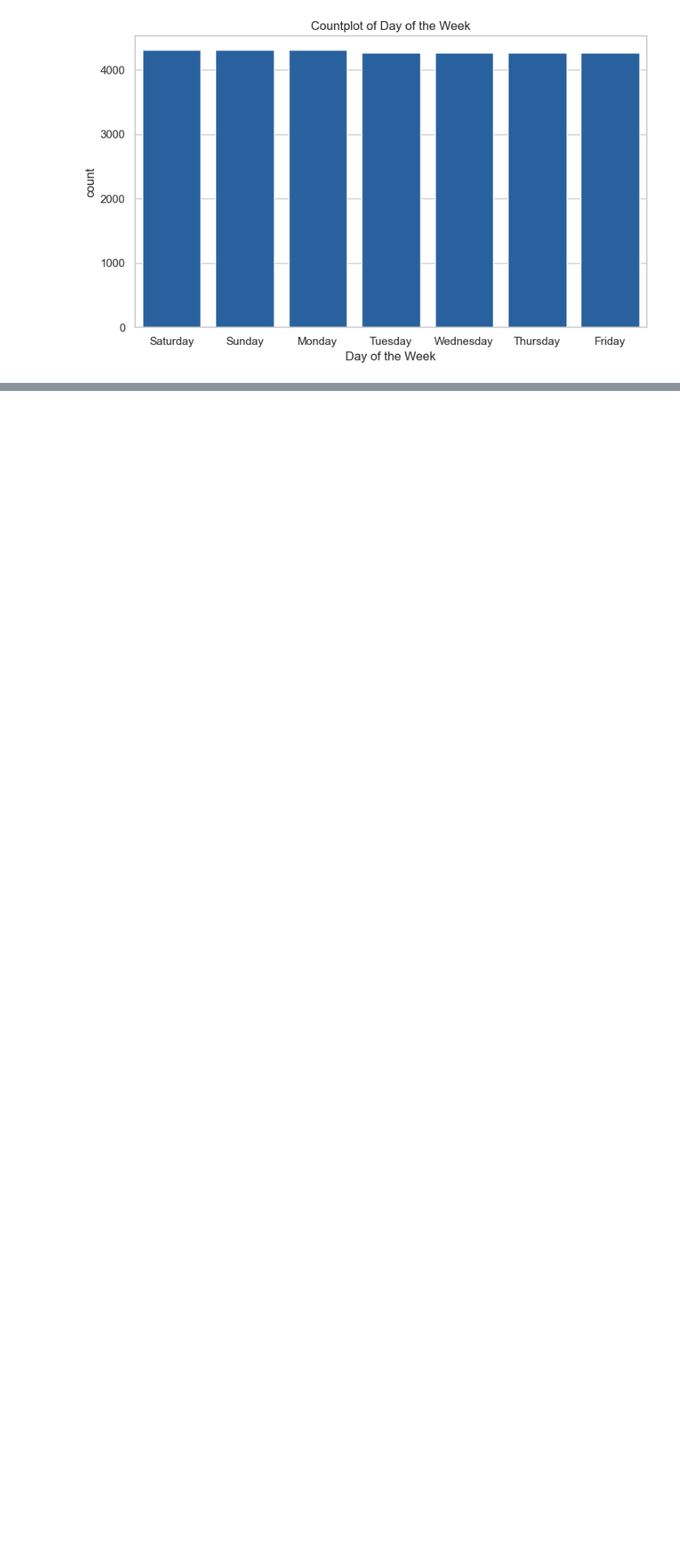
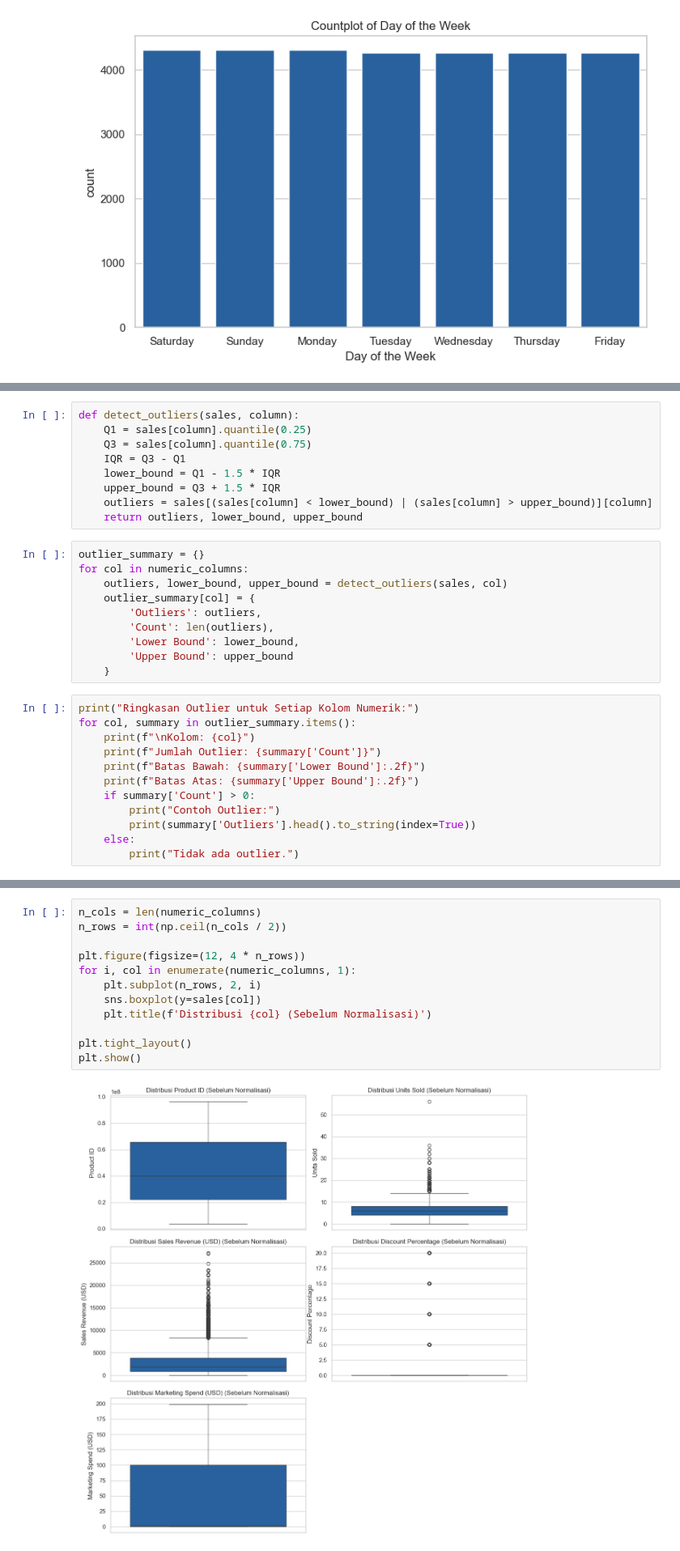
Before and after one commit to AFreborn22/ForecastingSales, a Jupyter notebook: salesPred.ipynb, the cells around one changed output, grey strips where cells are left out. Shown at 81% size. Saved outputs shown, nothing was run; the diff lists cells and outputs as text; blank space fills up the shorter version.

```diff
--- a/salesPred.ipynb
+++ b/salesPred.ipynb
@@ -180,0 +187,31 @@ for column in columns:
+# %%
+def detect_outliers(sales, column):
+    Q1 = sales[column].quantile(0.25)
+    Q3 = sales[column].quantile(0.75)
+    IQR = Q3 - Q1
+    lower_bound = Q1 - 1.5 * IQR
+    upper_bound = Q3 + 1.5 * IQR
+    outliers = sales[(sales[column] < lower_bound) | (sales[column] > upper_bound)][column]
+    return outliers, lower_bound, upper_bound
+# %%
+outlier_summary = {}
+for col in numeric_columns:
+    outliers, lower_bound, upper_bound = detect_outliers(sales, col)
+    outlier_summary[col] = {
+        'Outliers': outliers,
+        'Count': len(outliers),
+        'Lower Bound': lower_bound,
+        'Upper Bound': upper_bound
+    }
+# %%
+print("Ringkasan Outlier untuk Setiap Kolom Numerik:")
+for col, summary in outlier_summary.items():
+    print(f"\nKolom: {col}")
+    print(f"Jumlah Outlier: {summary['Count']}")
+    print(f"Batas Bawah: {summary['Lower Bound']:.2f}")
+    print(f"Batas Atas: {summary['Upper Bound']:.2f}")
+    if summary['Count'] > 0:
+        print("Contoh Outlier:")
+        print(summary['Outliers'].head().to_string(index=True))
+    else:
+        print("Tidak ada outlier.")
@@ -180,0 +248,14 @@ for column in columns:
+# %%
+n_cols = len(numeric_columns)
+n_rows = int(np.ceil(n_cols / 2))
+
+plt.figure(figsize=(12, 4 * n_rows))
+for i, col in enumerate(numeric_columns, 1):
+    plt.subplot(n_rows, 2, i)
+    sns.boxplot(y=sales[col])
+    plt.title(f'Distribusi {col} (Sebelum Normalisasi)')
+
+plt.tight_layout()
+plt.show()
+# %% [output]
+[figure, added]
```
Also changed, not shown: parts of 24 cells of this notebook, 1 other file.
